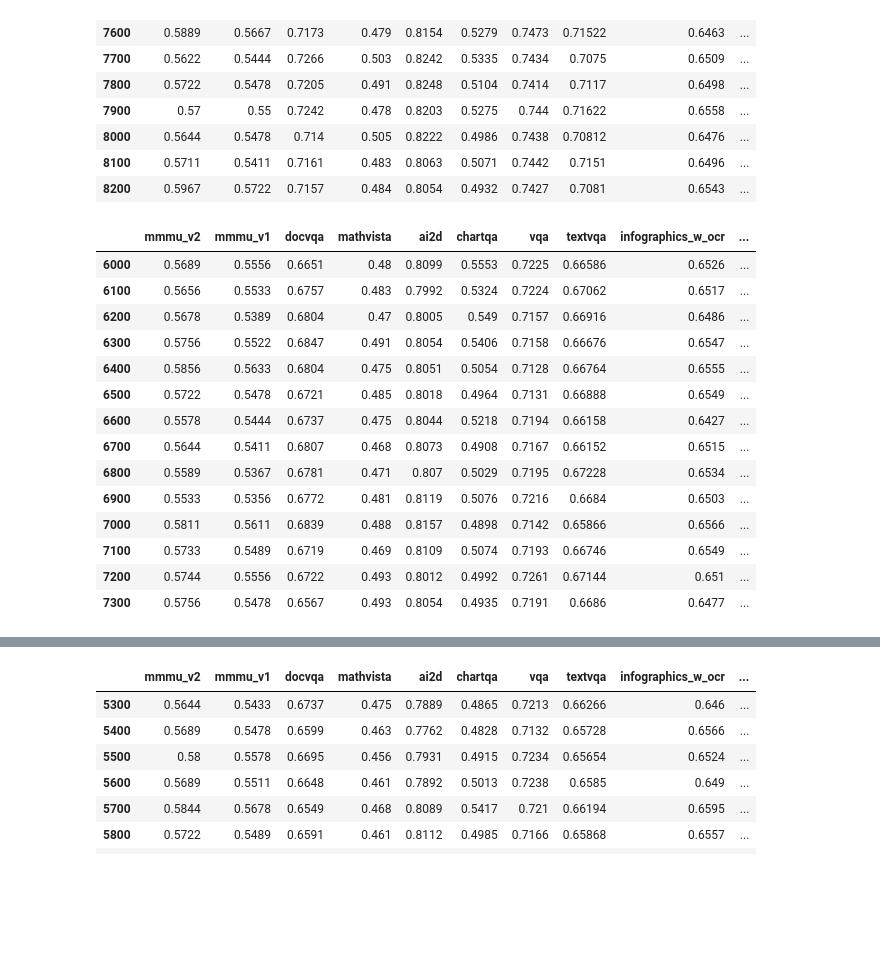
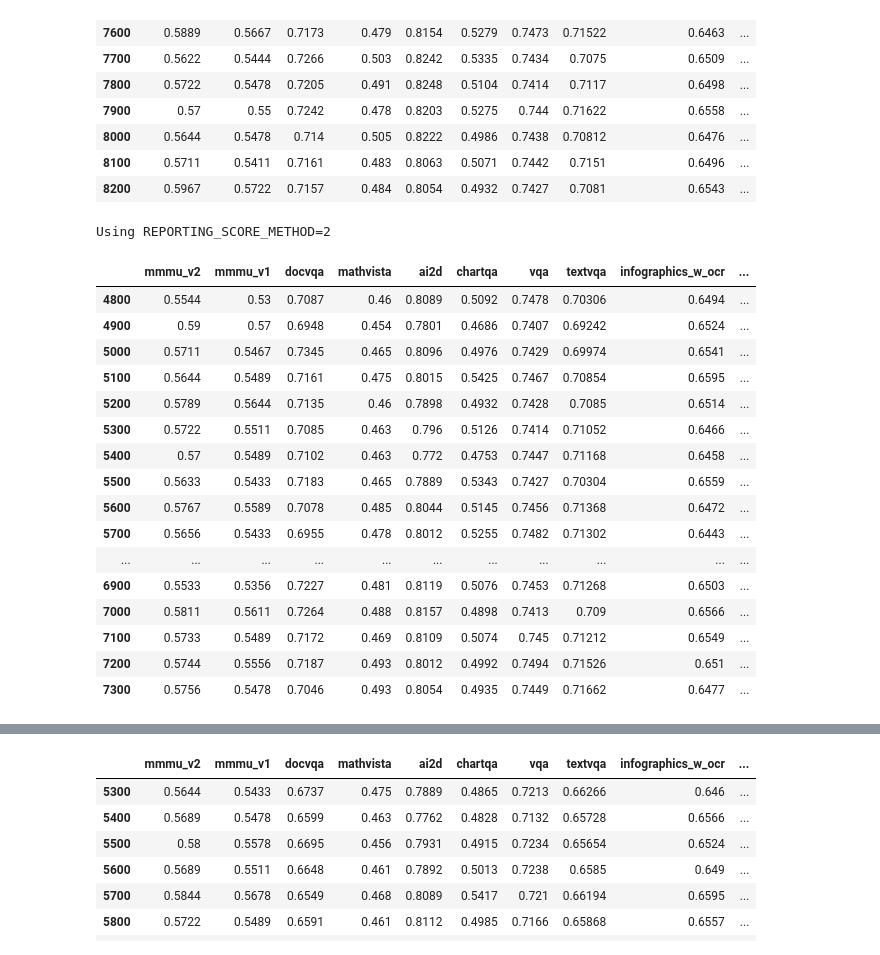
Before and after one commit to harrytranx/experiments, a Jupyter notebook: eval_mm10.ipynb, the cells around one changed output, grey strips where cells are left out. Saved outputs shown, nothing was run; the diff lists cells and outputs as text; code cells hidden in the pictures; blank space fills up the shorter version.

Commit message:
create hybrid eval report

```diff
--- a/eval_mm10.ipynb
+++ b/eval_mm10.ipynb
@@ -214,20 +261,23 @@ Using REPORTING_SCORE_METHOD=2
 | 8100 | 0.5711 | 0.5411 | 0.7161 | 0.483 | 0.8063 | 0.5071 | 0.7442 | 0.7151 | 0.6496 | ... |
 | 8200 | 0.5967 | 0.5722 | 0.7157 | 0.484 | 0.8054 | 0.4932 | 0.7427 | 0.7081 | 0.6543 | ... |
 # %%
-ev_s2_unfreeze.get_scores(OUTPUT_S2_30d, min_checkpoint=6000)
+ev_s2_unfreeze.get_scores(OUTPUT_S2_30d, min_checkpoint=4800)
 # %% [output]
+Using REPORTING_SCORE_METHOD=2
 |  | mmmu_v2 | mmmu_v1 | docvqa | mathvista | ai2d | chartqa | vqa | textvqa | infographics_w_ocr | ... |
-| 6000 | 0.5689 | 0.5556 | 0.6651 | 0.48 | 0.8099 | 0.5553 | 0.7225 | 0.66586 | 0.6526 | ... |
-| 6100 | 0.5656 | 0.5533 | 0.6757 | 0.483 | 0.7992 | 0.5324 | 0.7224 | 0.67062 | 0.6517 | ... |
-| 6200 | 0.5678 | 0.5389 | 0.6804 | 0.47 | 0.8005 | 0.549 | 0.7157 | 0.66916 | 0.6486 | ... |
-| 6300 | 0.5756 | 0.5522 | 0.6847 | 0.491 | 0.8054 | 0.5406 | 0.7158 | 0.66676 | 0.6547 | ... |
-| 6400 | 0.5856 | 0.5633 | 0.6804 | 0.475 | 0.8051 | 0.5054 | 0.7128 | 0.66764 | 0.6555 | ... |
-| 6500 | 0.5722 | 0.5478 | 0.6721 | 0.485 | 0.8018 | 0.4964 | 0.7131 | 0.66888 | 0.6549 | ... |
-| 6600 | 0.5578 | 0.5444 | 0.6737 | 0.475 | 0.8044 | 0.5218 | 0.7194 | 0.66158 | 0.6427 | ... |
-| 6700 | 0.5644 | 0.5411 | 0.6807 | 0.468 | 0.8073 | 0.4908 | 0.7167 | 0.66152 | 0.6515 | ... |
-| 6800 | 0.5589 | 0.5367 | 0.6781 | 0.471 | 0.807 | 0.5029 | 0.7195 | 0.67228 | 0.6534 | ... |
-| 6900 | 0.5533 | 0.5356 | 0.6772 | 0.481 | 0.8119 | 0.5076 | 0.7216 | 0.6684 | 0.6503 | ... |
-| 7000 | 0.5811 | 0.5611 | 0.6839 | 0.488 | 0.8157 | 0.4898 | 0.7142 | 0.65866 | 0.6566 | ... |
-| 7100 | 0.5733 | 0.5489 | 0.6719 | 0.469 | 0.8109 | 0.5074 | 0.7193 | 0.66746 | 0.6549 | ... |
-| 7200 | 0.5744 | 0.5556 | 0.6722 | 0.493 | 0.8012 | 0.4992 | 0.7261 | 0.67144 | 0.651 | ... |
-| 7300 | 0.5756 | 0.5478 | 0.6567 | 0.493 | 0.8054 | 0.4935 | 0.7191 | 0.6686 | 0.6477 | ... |
+| 4800 | 0.5544 | 0.53 | 0.7087 | 0.46 | 0.8089 | 0.5092 | 0.7478 | 0.70306 | 0.6494 | ... |
+| 4900 | 0.59 | 0.57 | 0.6948 | 0.454 | 0.7801 | 0.4686 | 0.7407 | 0.69242 | 0.6524 | ... |
+| 5000 | 0.5711 | 0.5467 | 0.7345 | 0.465 | 0.8096 | 0.4976 | 0.7429 | 0.69974 | 0.6541 | ... |
+| 5100 | 0.5644 | 0.5489 | 0.7161 | 0.475 | 0.8015 | 0.5425 | 0.7467 | 0.70854 | 0.6595 | ... |
+| 5200 | 0.5789 | 0.5644 | 0.7135 | 0.46 | 0.7898 | 0.4932 | 0.7428 | 0.7085 | 0.6514 | ... |
+| 5300 | 0.5722 | 0.5511 | 0.7085 | 0.463 | 0.796 | 0.5126 | 0.7414 | 0.71052 | 0.6466 | ... |
+| 5400 | 0.57 | 0.5489 | 0.7102 | 0.463 | 0.772 | 0.4753 | 0.7447 | 0.71168 | 0.6458 | ... |
+| 5500 | 0.5633 | 0.5433 | 0.7183 | 0.465 | 0.7889 | 0.5343 | 0.7427 | 0.70304 | 0.6559 | ... |
+| 5600 | 0.5767 | 0.5589 | 0.7078 | 0.485 | 0.8044 | 0.5145 | 0.7456 | 0.71368 | 0.6472 | ... |
+| 5700 | 0.5656 | 0.5433 | 0.6955 | 0.478 | 0.8012 | 0.5255 | 0.7482 | 0.71302 | 0.6443 | ... |
+| ... | ... | ... | ... | ... | ... | ... | ... | ... | ... | ... |
+| 6900 | 0.5533 | 0.5356 | 0.7227 | 0.481 | 0.8119 | 0.5076 | 0.7453 | 0.71268 | 0.6503 | ... |
+| 7000 | 0.5811 | 0.5611 | 0.7264 | 0.488 | 0.8157 | 0.4898 | 0.7413 | 0.709 | 0.6566 | ... |
+| 7100 | 0.5733 | 0.5489 | 0.7172 | 0.469 | 0.8109 | 0.5074 | 0.745 | 0.71212 | 0.6549 | ... |
+| 7200 | 0.5744 | 0.5556 | 0.7187 | 0.493 | 0.8012 | 0.4992 | 0.7494 | 0.71526 | 0.651 | ... |
+| 7300 | 0.5756 | 0.5478 | 0.7046 | 0.493 | 0.8054 | 0.4935 | 0.7449 | 0.71662 | 0.6477 | ... |
```
Also changed, not shown: parts of 8 cells of this notebook, 4 other files.
